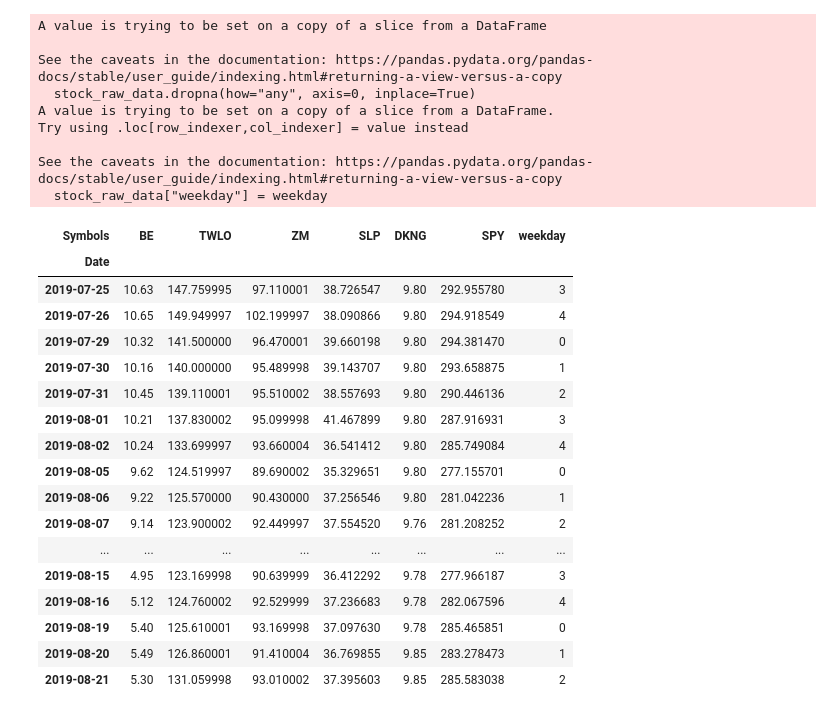
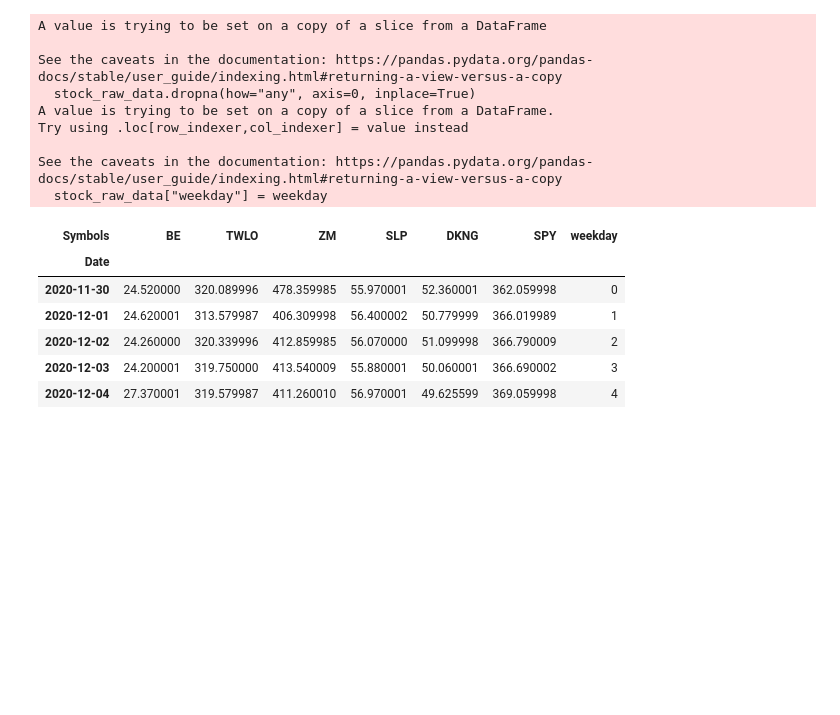
Before and after one commit to JonathanJing/Stock-Trading-Strategy, a Jupyter notebook: Stage3_Dynamic_Backtest.ipynb, the cells around one changed output. Drawn from its saved outputs; the diff is of its cells as text; code cells hidden in the pictures; blank space fills up the shorter version.

```diff
--- a/Stage3_Dynamic_Backtest.ipynb
+++ b/Stage3_Dynamic_Backtest.ipynb
@@ -41,27 +42,16 @@ Try using .loc[row_indexer,col_indexer] = value instead
 See the caveats in the documentation: https://pandas.pydata.org/pandas-docs/stable/user_guide/indexing.html#returning-a-view-versus-a-copy
   stock_raw_data["weekday"] = weekday
 # %%
-stock_raw_data.head(20)
+stock_raw_data.tail()
 #stock_new
 # %% [output]
 | Symbols | BE | TWLO | ZM | SLP | DKNG | SPY | weekday |
 | Date |  |  |  |  |  |  |  |
-| 2019-07-25 | 10.63 | 147.759995 | 97.110001 | 38.726547 | 9.80 | 292.955780 | 3 |
-| 2019-07-26 | 10.65 | 149.949997 | 102.199997 | 38.090866 | 9.80 | 294.918549 | 4 |
-| 2019-07-29 | 10.32 | 141.500000 | 96.470001 | 39.660198 | 9.80 | 294.381470 | 0 |
-| 2019-07-30 | 10.16 | 140.000000 | 95.489998 | 39.143707 | 9.80 | 293.658875 | 1 |
-| 2019-07-31 | 10.45 | 139.110001 | 95.510002 | 38.557693 | 9.80 | 290.446136 | 2 |
-| 2019-08-01 | 10.21 | 137.830002 | 95.099998 | 41.467899 | 9.80 | 287.916931 | 3 |
-| 2019-08-02 | 10.24 | 133.699997 | 93.660004 | 36.541412 | 9.80 | 285.749084 | 4 |
-| 2019-08-05 | 9.62 | 124.519997 | 89.690002 | 35.329651 | 9.80 | 277.155701 | 0 |
-| 2019-08-06 | 9.22 | 125.570000 | 90.430000 | 37.256546 | 9.80 | 281.042236 | 1 |
-| 2019-08-07 | 9.14 | 123.900002 | 92.449997 | 37.554520 | 9.76 | 281.208252 | 2 |
-| ... | ... | ... | ... | ... | ... | ... | ... |
-| 2019-08-15 | 4.95 | 123.169998 | 90.639999 | 36.412292 | 9.78 | 277.966187 | 3 |
-| 2019-08-16 | 5.12 | 124.760002 | 92.529999 | 37.236683 | 9.78 | 282.067596 | 4 |
-| 2019-08-19 | 5.40 | 125.610001 | 93.169998 | 37.097630 | 9.78 | 285.465851 | 0 |
-| 2019-08-20 | 5.49 | 126.860001 | 91.410004 | 36.769855 | 9.85 | 283.278473 | 1 |
-| 2019-08-21 | 5.30 | 131.059998 | 93.010002 | 37.395603 | 9.85 | 285.583038 | 2 |
+| 2020-11-30 | 24.520000 | 320.089996 | 478.359985 | 55.970001 | 52.360001 | 362.059998 | 0 |
+| 2020-12-01 | 24.620001 | 313.579987 | 406.309998 | 56.400002 | 50.779999 | 366.019989 | 1 |
+| 2020-12-02 | 24.260000 | 320.339996 | 412.859985 | 56.070000 | 51.099998 | 366.790009 | 2 |
+| 2020-12-03 | 24.200001 | 319.750000 | 413.540009 | 55.880001 | 50.060001 | 366.690002 | 3 |
+| 2020-12-04 | 27.370001 | 319.579987 | 411.260010 | 56.970001 | 49.625599 | 369.059998 | 4 |
 # %%
 #Weight Optimization
 def get_ret_vol_sr(weights):
```
Also changed, not shown: parts of 13 cells of this notebook, 2 other files.
